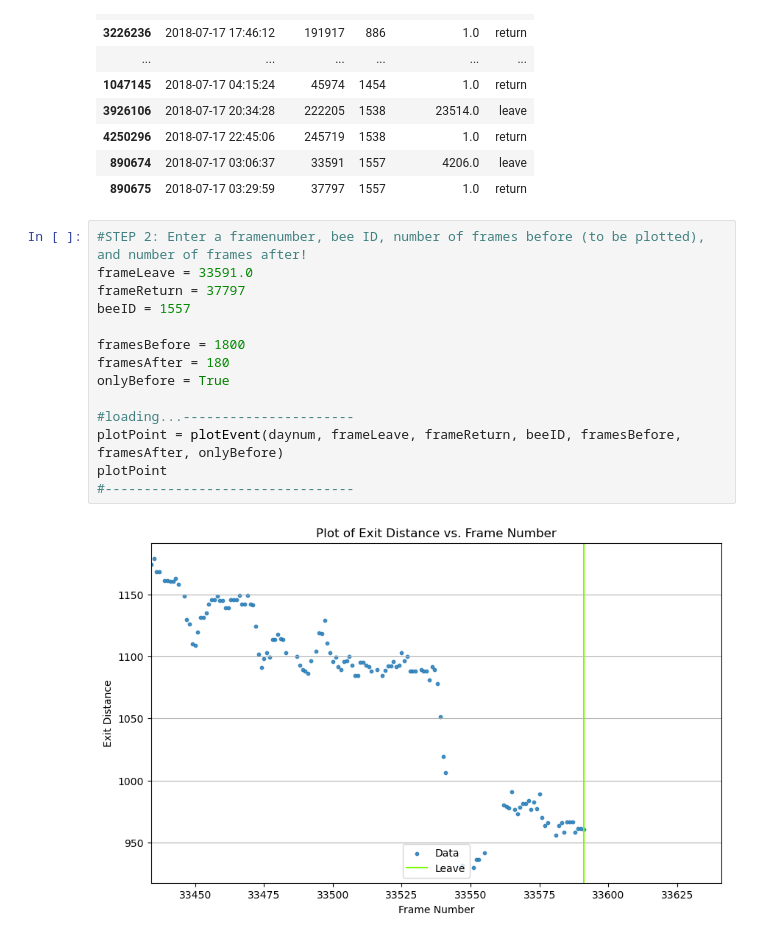
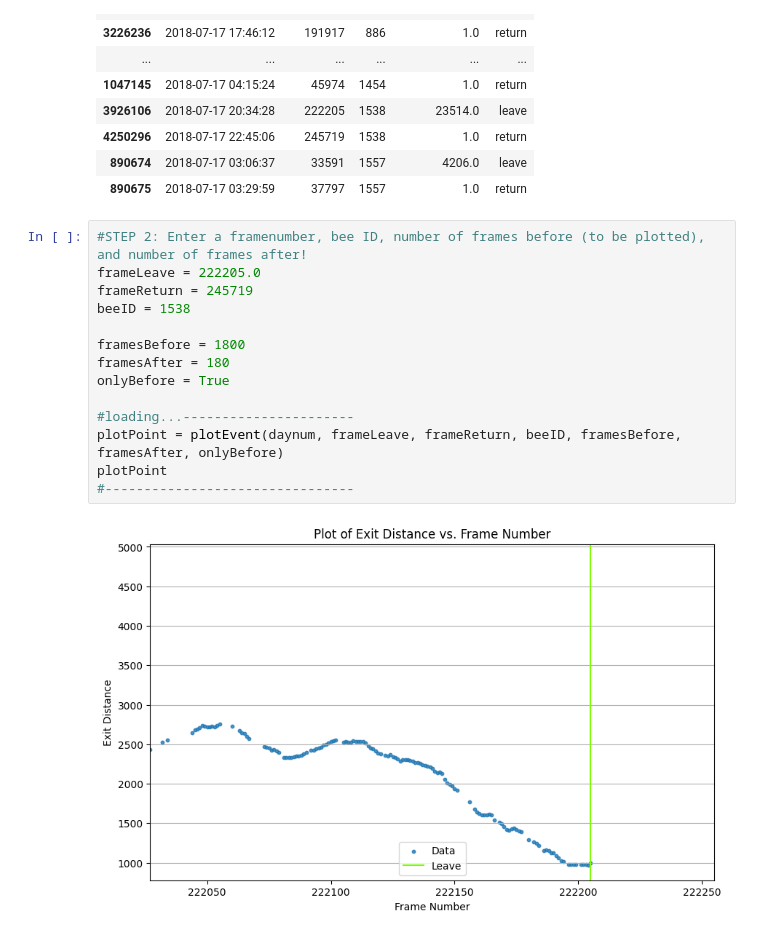
Before and after one commit to diyahamada/honeybee-foraging, a Jupyter notebook: forage_model_SP25.ipynb, the cells around one changed output. Drawn from its saved outputs; the diff is of its cells as text.

```diff
--- a/forage_model_SP25.ipynb
+++ b/forage_model_SP25.ipynb
@@ -361,17 +361,17 @@ leavingEvents[['datetime', 'framenum', 'uid', 'framenum_diff', 'status']]
 | 890675 | 2018-07-17 03:29:59 | 37797 | 1557 | 1.0 | return |
 # %%
 #STEP 2: Enter a framenumber, bee ID, number of frames before (to be plotted), and number of frames after!
-frameLeave = 33591.0
-frameReturn = 37797
-beeID = 1557
+frameLeave = 222205.0
+frameReturn = 245719
+beeID = 1538
 
 framesBefore = 1800
 framesAfter = 180
 onlyBefore = True
 
 #loading...----------------------
 plotPoint = plotEvent(daynum, frameLeave, frameReturn, beeID, framesBefore, framesAfter, onlyBefore)
 plotPoint
 #--------------------------------
 # %% [output]
-[figure, old version]
+[figure, new version]
```
Also changed, not shown: parts of 1 cell of this notebook, 1 other file.
